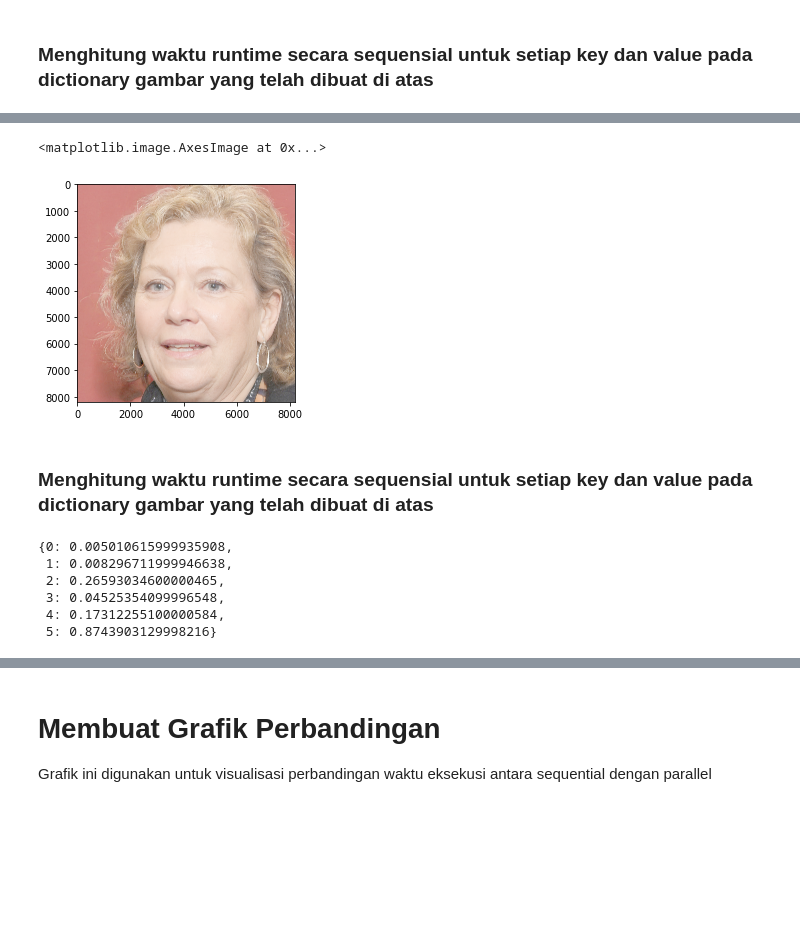
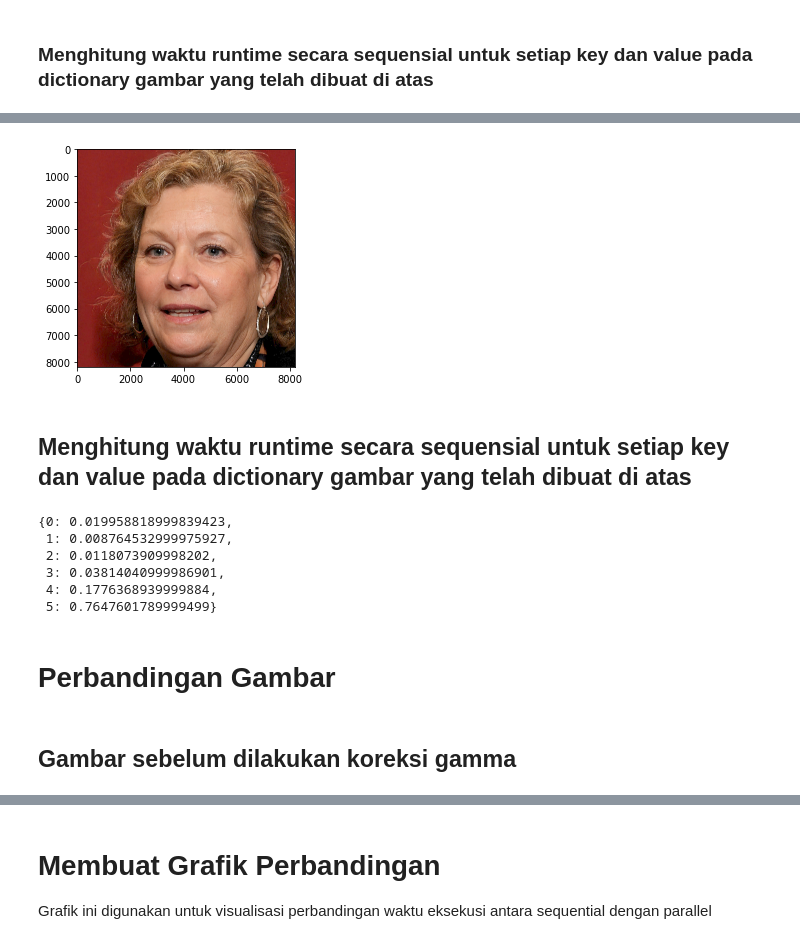
Before and after one commit to mrizkitriyanto/Numba-Gamma-Correction, a Jupyter notebook: Tubes_KTP_Gamma_Correction.ipynb, the cells around one changed output, grey strips where cells are left out. Saved outputs shown, nothing was run; the diff lists cells and outputs as text; code cells hidden in the pictures; blank space fills up the shorter version.

```diff
--- a/Tubes_KTP_Gamma_Correction.ipynb
+++ b/Tubes_KTP_Gamma_Correction.ipynb
@@ -110,5 +139,5 @@ plt.imshow(img_4096)
 # %%
-img_8192 = cv2.imread('thispersondoesntexist_8192.jpeg')
+img_8192 = cv2.imread('thispersondoesntexist_8192.jpg')
 img_8192  = cv2.cvtColor(img_8192 , cv2.COLOR_BGR2RGB)
 plt.imshow(img_8192 )
 # %% [output]
@@ -213,9 +244,10 @@ def gamma_correction_par(image,gamma):
 # Mengembalikan nilai (dalam pecahan detik), tidak termasuk waktu yang berlalu selama sleep.
 ########
 start = timer()
-gm_par = gamma_correction_par(img_8192,3) #menjalankan fungsi gamma_correction_par
+gm_par = gamma_correction_par(img_8192,2) #menjalankan fungsi gamma_correction_par
 end = timer() - start
 print("with GPU:", end) #print waktu runtime (waktu sekarang - waktu start)
-%timeit gm_par # melihat berapa waktu yang dibutuhkan per looping https://docs.python.org/3/library/timeit.html
+%timeit gm_par # melihat berapa waktu terbaik yang dibutuhkan per looping https://docs.python.org/3/library/timeit.html
 plt.imshow(gm_par) # plot gambar hasil
+cv2.imwrite("image.jpeg",gm_par);
 # %% [output]
@@ -225,19 +256,22 @@ The slowest run took 36.64 times longer than the fastest. This could mean that a
-<matplotlib.image.AxesImage at 0x...>
-[figure, old version]
+[figure, new version]
 # %% [markdown]
-### Menghitung waktu runtime secara sequensial untuk setiap key dan value pada dictionary gambar yang telah dibuat di atas
+## Menghitung waktu runtime secara sequensial untuk setiap key dan value pada dictionary gambar yang telah dibuat di atas
 # %%
 time_par = {} # dictionary untuk waktu runtime
 output_par = {} # dictionary untuk output matrix
 for keys,values in dictsImages.items():
   start = timer()
-  output_par[keys]=gamma_correction_par(values, 4)
+  output_par[keys]=gamma_correction_par(values, 2)
   time_par[keys] =  timer() - start
 time_par # waktu runtime untuk setiap key dan value
 # %% [output]
-{0: 0.005010615999935908,
- 1: 0.008296711999946638,
- 2: 0.26593034600000465,
- 3: 0.04525354099996548,
- 4: 0.17312255100000584,
- 5: 0.8743903129998216}
+{0: 0.019958818999839423,
+ 1: 0.008764532999975927,
+ 2: 0.0118073909998202,
+ 3: 0.03814040999986901,
+ 4: 0.1776368939999884,
+ 5: 0.7647601789999499}
+# %% [markdown]
+# Perbandingan Gambar
+# %% [markdown]
+## Gambar sebelum dilakukan koreksi gamma
```
Also changed, not shown: parts of 26 cells of this notebook.
